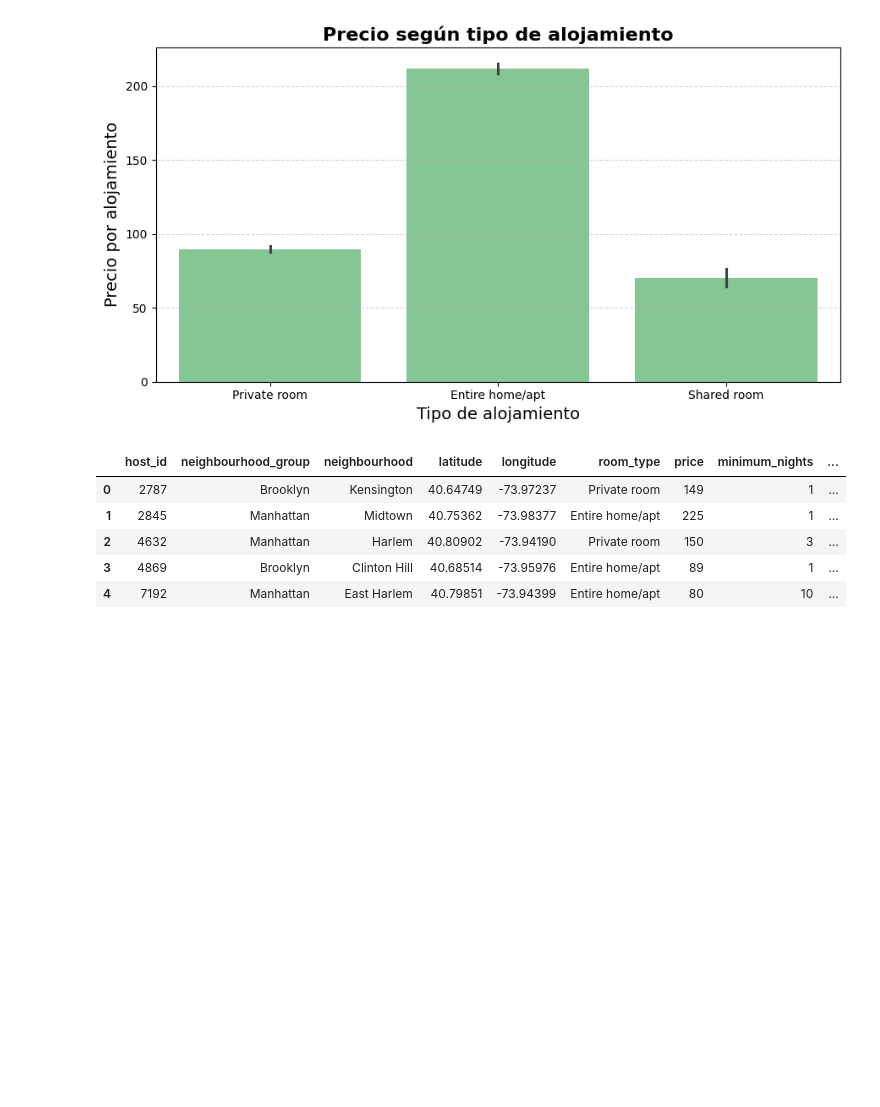
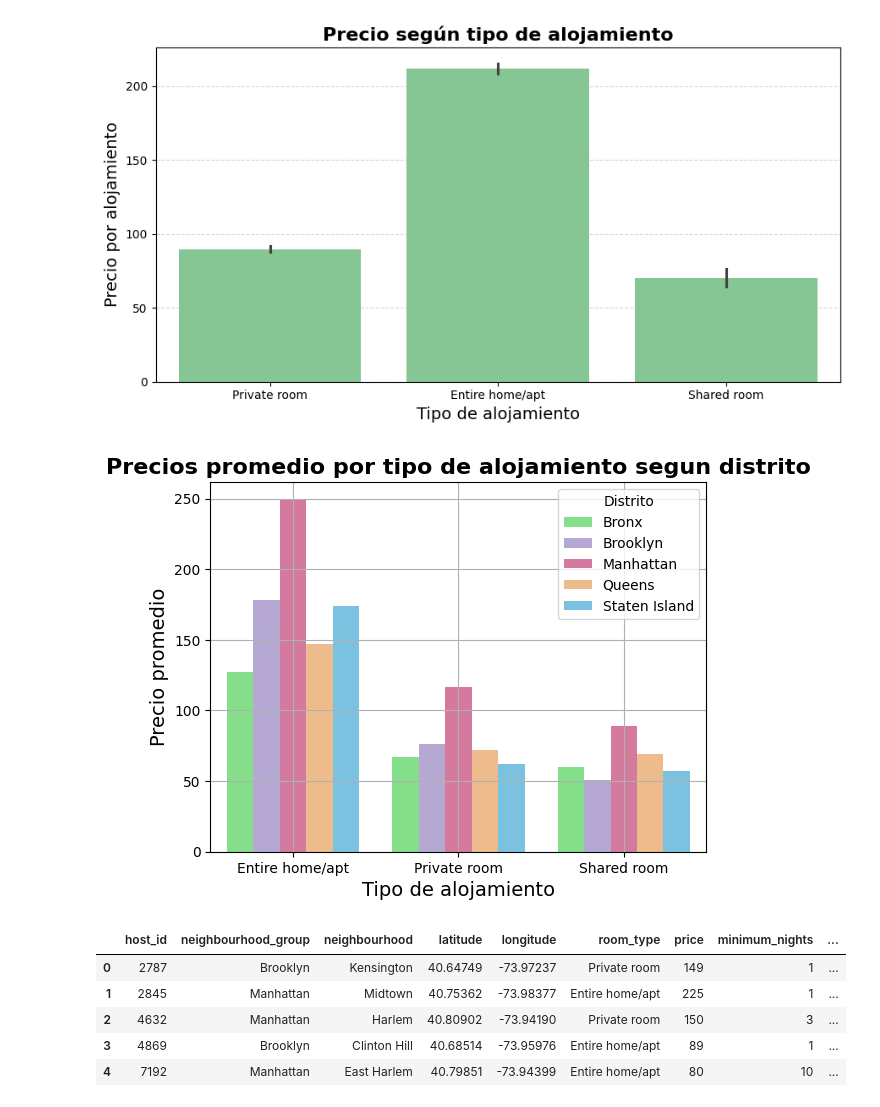
Before and after one commit to 4GeeksAcademy/Leonel_Ponce_machine-learning-python-template_NYC, a Jupyter notebook: src/explore.ipynb, the cells around one changed output. Saved outputs shown, nothing was run; the diff lists cells and outputs as text; code cells hidden in the pictures; blank space fills up the shorter version.

```diff
--- a/src/explore.ipynb
+++ b/src/explore.ipynb
@@ -195,6 +244,23 @@ plt.tight_layout()
 plt.show()
 # %% [output]
 [figure]
+# %%
+# Precios promedio agrupados por tipo de alojamiento segun distrito
+avg_price = df.groupby(['room_type', 'neighbourhood_group'])['price'].mean().reset_index()
+
+# Crear el gráfico
+colores = {"Manhattan": "#D82D71", "Brooklyn": "#927BCC", "Queens": "#FF9F45", "Bronx": "#3CE644","Staten Island": "#2BB2EB"}
+sns.barplot(data=avg_price, x='room_type', y='price', hue='neighbourhood_group', palette=colores, alpha=0.7)
+
+# Personalizar etiquetas y estilo
+plt.title("Precios promedio por tipo de alojamiento segun distrito", fontsize=16, fontweight="bold")
+plt.ylabel("Precio promedio", fontsize=14)
+plt.xlabel("Tipo de alojamiento", fontsize=14)
+plt.legend(title="Distrito")
+plt.grid(True)
+plt.show()
+# %% [output]
+[figure, added]
 # %%
 #Elimino columnas que no me son de interés del DataFrame
 elim_columnas = ["id", "name", "host_name", "last_review", "calculated_host_listings_count"]
```
Also changed, not shown: parts of 22 cells of this notebook, 4 other files.
